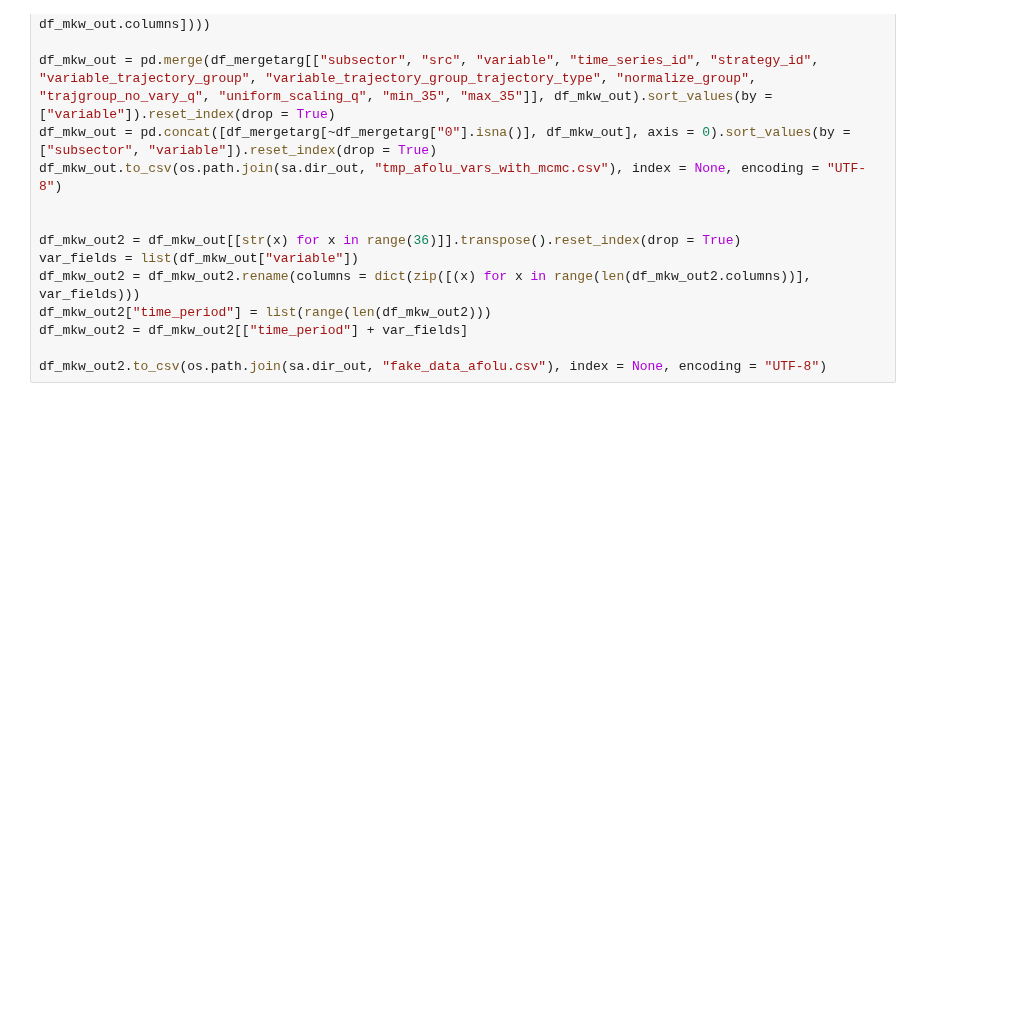
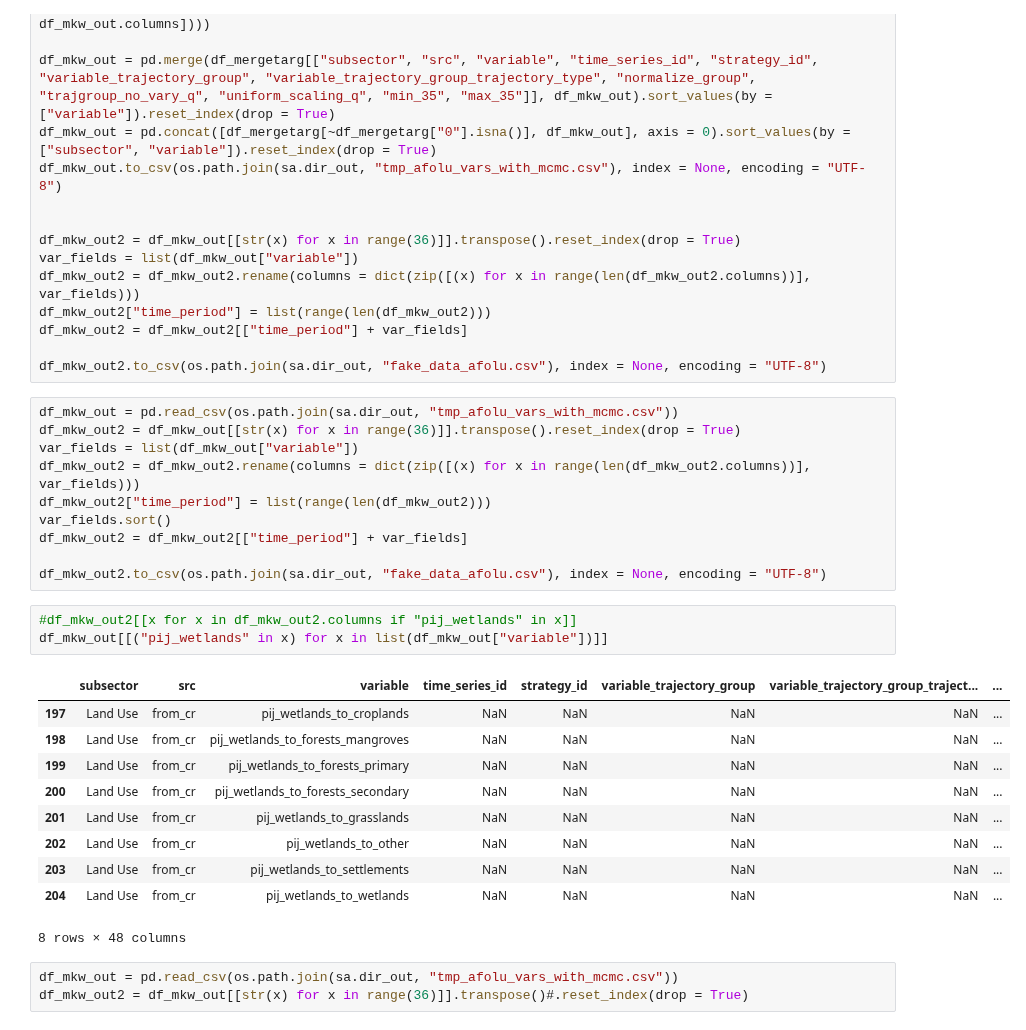
Before and after one commit to jarojasag/lac_decarbonization, a Jupyter notebook: python/build_fake_markov_for_testing.ipynb, the cells around one changed output. Saved outputs shown, nothing was run; the diff lists cells and outputs as text; blank space fills up the shorter version.

```diff
--- a/python/build_fake_markov_for_testing.ipynb
+++ b/python/build_fake_markov_for_testing.ipynb
@@ -53,3 +53,30 @@ df_mkw_out2["time_period"] = list(range(len(df_mkw_out2)))
 df_mkw_out2 = df_mkw_out2[["time_period"] + var_fields]
 
 df_mkw_out2.to_csv(os.path.join(sa.dir_out, "fake_data_afolu.csv"), index = None, encoding = "UTF-8")
+# %%
+df_mkw_out = pd.read_csv(os.path.join(sa.dir_out, "tmp_afolu_vars_with_mcmc.csv"))
+df_mkw_out2 = df_mkw_out[[str(x) for x in range(36)]].transpose().reset_index(drop = True)
+var_fields = list(df_mkw_out["variable"])
+df_mkw_out2 = df_mkw_out2.rename(columns = dict(zip([(x) for x in range(len(df_mkw_out2.columns))], var_fields)))
+df_mkw_out2["time_period"] = list(range(len(df_mkw_out2)))
+var_fields.sort()
+df_mkw_out2 = df_mkw_out2[["time_period"] + var_fields]
+
+df_mkw_out2.to_csv(os.path.join(sa.dir_out, "fake_data_afolu.csv"), index = None, encoding = "UTF-8")
+# %%
+#df_mkw_out2[[x for x in df_mkw_out2.columns if "pij_wetlands" in x]]
+df_mkw_out[[("pij_wetlands" in x) for x in list(df_mkw_out["variable"])]]
+# %% [output]
+|  | subsector | src | variable | time_series_id | strategy_id | variable_trajectory_group | variable_trajectory_group_traject... | ... |
+| 197 | Land Use | from_cr | pij_wetlands_to_croplands | NaN | NaN | NaN | NaN | ... |
+| 198 | Land Use | from_cr | pij_wetlands_to_forests_mangroves | NaN | NaN | NaN | NaN | ... |
+| 199 | Land Use | from_cr | pij_wetlands_to_forests_primary | NaN | NaN | NaN | NaN | ... |
+| 200 | Land Use | from_cr | pij_wetlands_to_forests_secondary | NaN | NaN | NaN | NaN | ... |
+| 201 | Land Use | from_cr | pij_wetlands_to_grasslands | NaN | NaN | NaN | NaN | ... |
+| 202 | Land Use | from_cr | pij_wetlands_to_other | NaN | NaN | NaN | NaN | ... |
+| 203 | Land Use | from_cr | pij_wetlands_to_settlements | NaN | NaN | NaN | NaN | ... |
+| 204 | Land Use | from_cr | pij_wetlands_to_wetlands | NaN | NaN | NaN | NaN | ... |
+8 rows × 48 columns
+# %%
+df_mkw_out = pd.read_csv(os.path.join(sa.dir_out, "tmp_afolu_vars_with_mcmc.csv"))
+df_mkw_out2 = df_mkw_out[[str(x) for x in range(36)]].transpose()#.reset_index(drop = True)
```
Also changed, not shown: parts of 1 cell of this notebook, 45 other files.
